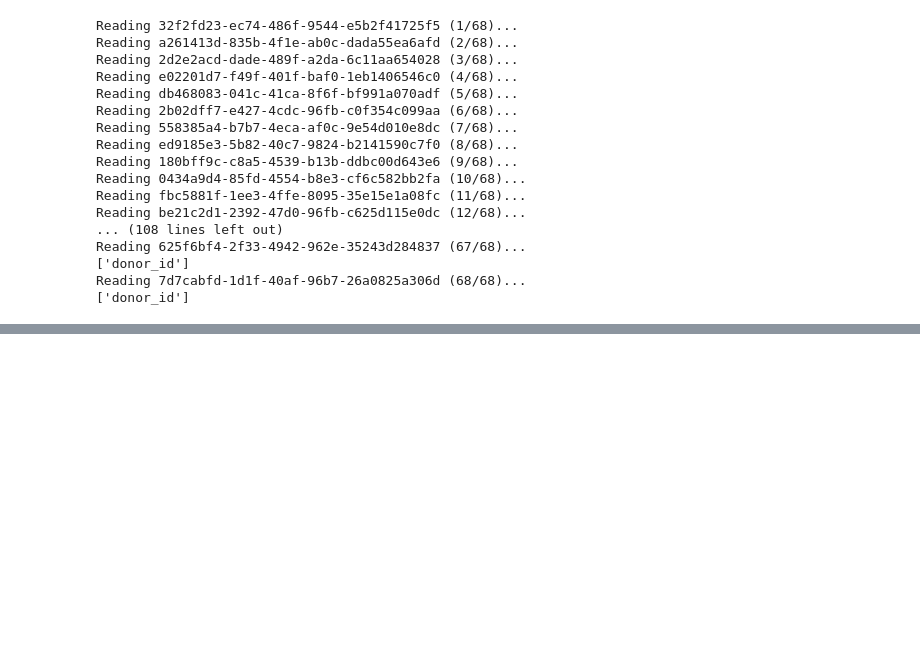
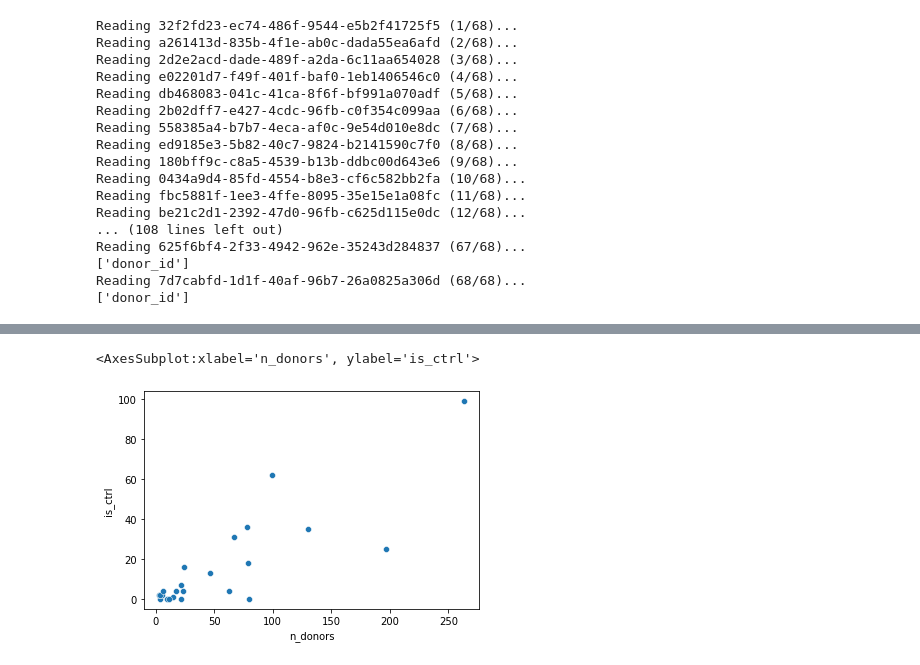
Before and after one commit to MarioniLab/oor_design_reproducibility, a Jupyter notebook: notebooks/cellxgene_donor_metadata.ipynb, the cells around one changed output, grey strips where cells are left out. Saved outputs shown, nothing was run; the diff lists cells and outputs as text; code cells hidden in the pictures; blank space fills up the shorter version.

```diff
--- a/notebooks/cellxgene_donor_metadata.ipynb
+++ b/notebooks/cellxgene_donor_metadata.ipynb
@@ -233,5 +255,18 @@ cellxgene_donor_obs = pd.DataFrame()
 
 n_collections = len(os.listdir(data_path))
 for i,c in enumerate(os.listdir(data_path)):
-    collection_donor_obs = pd.read_csv(os.path.join(data_path, c, 'donor_lvl_obs.csv'))
+    collection_donor_obs = pd.read_csv(os.path.join(data_path, c, 'donor_lvl_obs.csv'), index_col=0)
+    collection_donor_obs['collection_id'] = c
     cellxgene_donor_obs = pd.concat([cellxgene_donor_obs, collection_donor_obs])
+
+donor_IDs = cellxgene_donor_obs[['DonorID', 'donor_id', 'donor_uuid', 'donor', 'patient', 'PatientID', 'Patient', 'patientID']].ffill(1).iloc[:,-1]
+cellxgene_donor_obs['donor_id'] = donor_IDs
+cellxgene_donor_obs = cellxgene_donor_obs[['collection_id', 'donor_id'] + obs_to_keep]
+
+cellxgene_donor_obs['donor_id'] = cellxgene_donor_obs['donor_id'].astype('str')
+cellxgene_donor_obs['collection_id'] = cellxgene_donor_obs['collection_id'].astype('str')
+cellxgene_donor_obs['donor_unique_ID'] = (cellxgene_donor_obs['collection_id'] + '_' + cellxgene_donor_obs['donor_id'])
+cellxgene_donor_obs = cellxgene_donor_obs.drop_duplicates()
+
+cellxgene_donor_obs['tissue_id'] = [''.join(x) for x in cellxgene_donor_obs['tissue'].str.split(' ')]
+cellxgene_donor_obs['sample_unique_ID'] = (cellxgene_donor_obs['donor_unique_ID'] + '_' + cellxgene_donor_obs['tissue_id'])
@@ -275,0 +275,3 @@ cellxgene_donor_obs[cellxgene_donor_obs['collection'] == '62e8f058-9c37-48bc-920
+# %%
+## Exclude sample level cols
+donor_table = cellxgene_donor_obs[['collection_id', 'donor_unique_ID', 'disease', 'sex', 'development_stage']].drop_duplicates()
@@ -275,0 +291,13 @@ cellxgene_donor_obs[cellxgene_donor_obs['collection'] == '62e8f058-9c37-48bc-920
+# %%
+donor_table['is_ctrl'] = donor_table['disease'] == 'normal'
+cellxgene_donor_obs['is_ctrl'] = cellxgene_donor_obs['disease'] == 'normal'
+# %%
+n_ctrls = donor_table.groupby('collection_id').sum('is_ctrl')
+n_ctrls['n_donors'] = donor_table.groupby('collection_id').size()
+## Keep disease collections only
+n_ctrls = n_ctrls[n_ctrls['is_ctrl'] < n_ctrls['n_donors']]
+# %%
+sns.scatterplot(data=n_ctrls, x = 'n_donors', y = 'is_ctrl')
+# %% [output]
+<AxesSubplot:xlabel='n_donors', ylabel='is_ctrl'>
+[figure, added]
```
Also changed, not shown: parts of 24 cells of this notebook, 24 other files.
